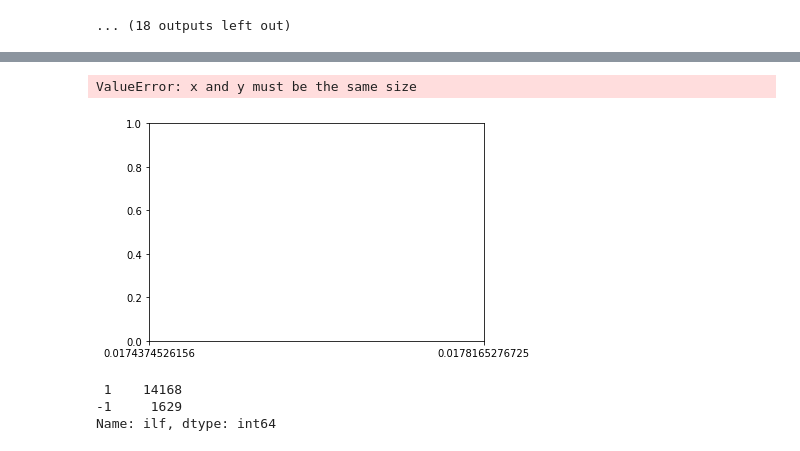
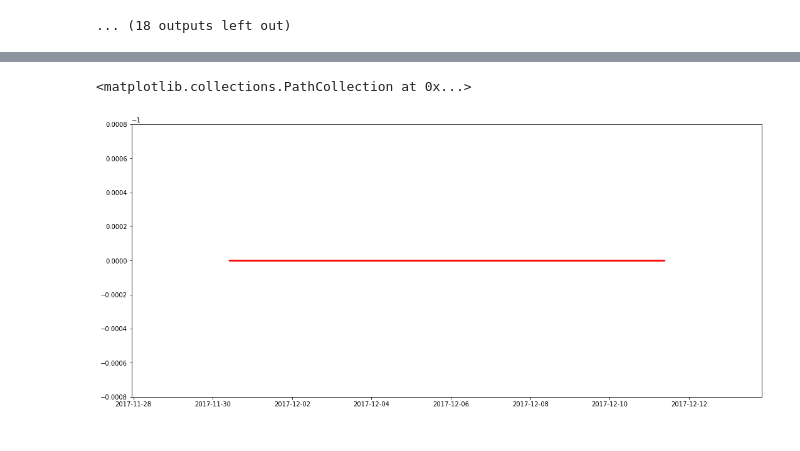
Before and after one commit to zhiyedan/cmserver-jupyter, a Jupyter notebook: timeSeries/cm_monitor_analy/analysis/namenode.ipynb, the cells around one changed output, grey strips where cells are left out. Saved outputs shown, nothing was run; the diff lists cells and outputs as text; code cells hidden in the pictures.

```diff
--- a/timeSeries/cm_monitor_analy/analysis/namenode.ipynb
+++ b/timeSeries/cm_monitor_analy/analysis/namenode.ipynb
@@ -3,8 +3,12 @@ import pandas as pd
 import numpy as np
 import matplotlib.pyplot as plt
 %matplotlib inline
+
 from IPython.core.interactiveshell import InteractiveShell
 InteractiveShell.ast_node_interactivity = "all"
+
+from matplotlib.pylab import rcParams
+rcParams['figure.figsize'] = 18,9
 # %%
 def parser(time_data):
     return pd.datetime.strptime('2017-'+time_data,'%Y-%d-%m %H:%M:%S')
@@ -50,13 +49,14 @@ plt.show()
 from sklearn.ensemble import IsolationForest
 from sklearn import preprocessing
 
-tmp_data=data.loc[:,['usr','used']]
+tmp_data=data.loc[:,['usr','used','read']]
 
 # normalize the dataset
 scaler = preprocessing.MinMaxScaler()
 tmp_data['norm_usr'] = scaler.fit_transform(tmp_data['usr'].values.reshape(-1,1))
 tmp_data['norm_used'] = scaler.fit_transform(tmp_data['used'].values.reshape(-1,1))
+tmp_data['norm_read'] = scaler.fit_transform(tmp_data['read'].values.reshape(-1,1))
 ilf = IsolationForest(n_estimators=100,n_jobs=-1,verbose=2)
-ilf.fit(tmp_data['norm_usr'].values.reshape(-1,1))
-tmp_data['ilf'] = ilf.predict(tmp_data['norm_usr'].values.reshape(-1,1))
+ilf.fit(tmp_data['norm_read'].values.reshape(-1,1))
+tmp_data['ilf'] = ilf.predict(tmp_data['norm_read'].values.reshape(-1,1))
 # %% [output]
@@ -120,14 +86,10 @@ DatetimeIndex(['2017-11-30 09:48:39', '2017-11-30 09:49:39',
 # %%
-plt.scatter(tmp_data[tmp_data['ilf']==1],1,color='r')
-plt.scatter(tmp_data[tmp_data['ilf']==-1],1,color='m', alpha=0.5)
+fu = tmp_data.loc[tmp_data.ilf==-1]
+zh = tmp_data.loc[tmp_data.ilf==1]
+plt.scatter(fu.index.values,fu.ilf,s=0.1,c='r')
+# plt.scatter(zh.index.values,zh.ilf,s=0.01,c='b')
 plt.gcf().set_size_inches(18,8)
 plt.show()
 # %% [output]
-ValueError: x and y must be the same size
+<matplotlib.collections.PathCollection at 0x...>
-[figure, old version]
+[figure, new version]
-# %%
-tmp_data['ilf'].value_counts()
-# %% [output]
- 1    14168
--1     1629
-Name: ilf, dtype: int64
```
Also changed, not shown: parts of 6 cells of this notebook, 5 other files.
